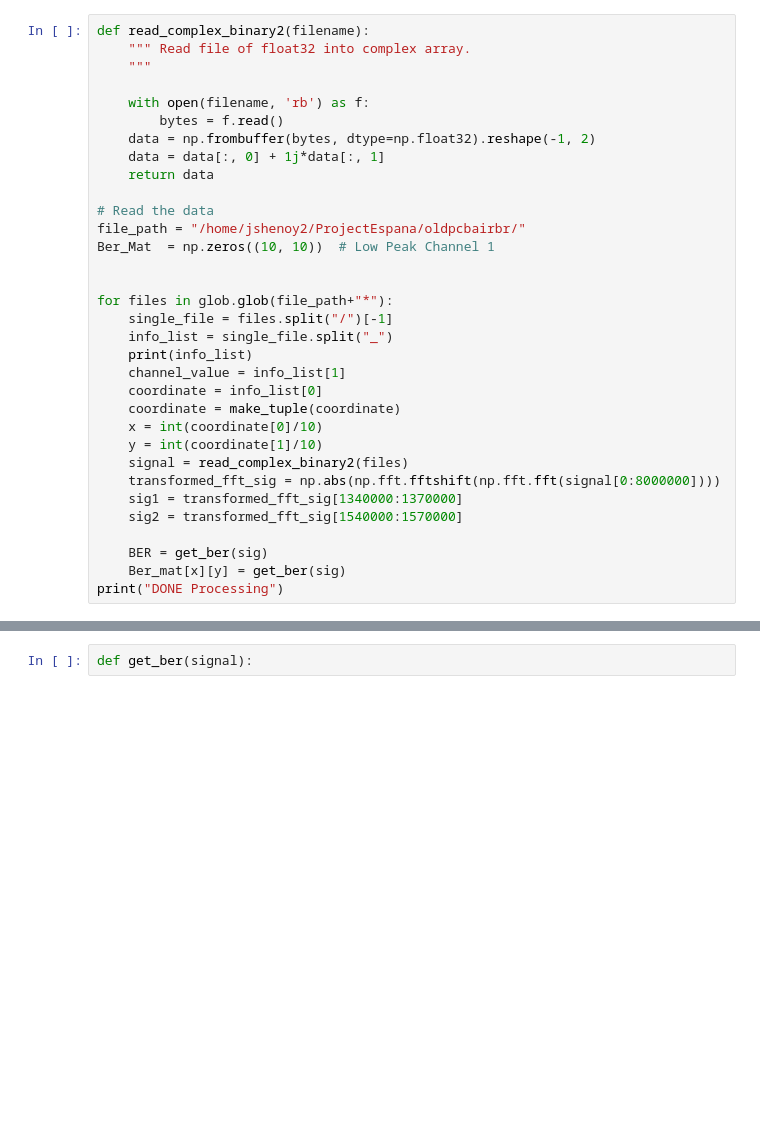
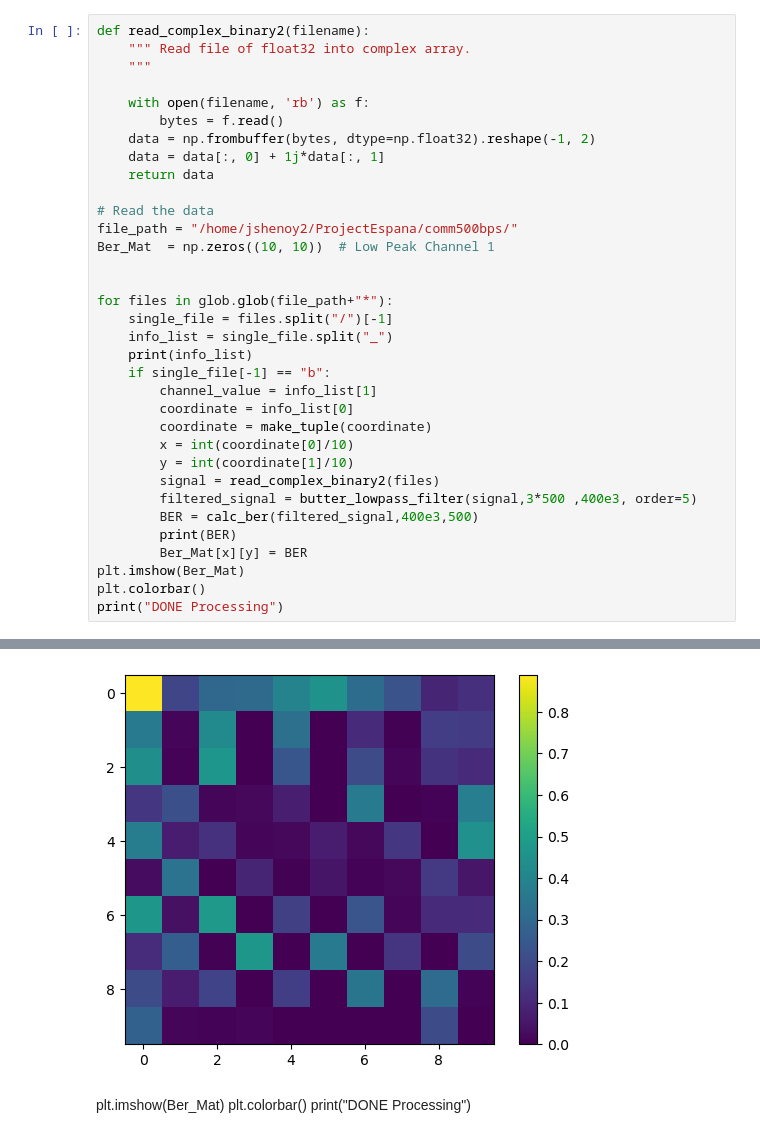
Before and after one commit to ConnectedSystemsLab/NFC, a Jupyter notebook: Communication.ipynb, the cells around one changed output, grey strips where cells are left out. Saved outputs shown, nothing was run; the diff lists cells and outputs as text; blank space fills up the shorter version.

```diff
--- a/Communication.ipynb
+++ b/Communication.ipynb
@@ -45,7 +141,7 @@ def read_complex_binary2(filename):
     return data
 
 # Read the data
-file_path = "/home/jshenoy2/ProjectEspana/oldpcbairbr/"
+file_path = "/home/jshenoy2/ProjectEspana/comm500bps/"
 Ber_Mat  = np.zeros((10, 10))  # Low Peak Channel 1
 
 
@@ -53,16 +149,18 @@ for files in glob.glob(file_path+"*"):
     single_file = files.split("/")[-1]
     info_list = single_file.split("_")
     print(info_list)
-    channel_value = info_list[1]
-    coordinate = info_list[0]
-    coordinate = make_tuple(coordinate)
-    x = int(coordinate[0]/10)
-    y = int(coordinate[1]/10)
-    signal = read_complex_binary2(files)
-    transformed_fft_sig = np.abs(np.fft.fftshift(np.fft.fft(signal[0:8000000])))
-    sig1 = transformed_fft_sig[1340000:1370000]
-    sig2 = transformed_fft_sig[1540000:1570000]
-
-    BER = get_ber(sig)
-    Ber_mat[x][y] = get_ber(sig)
+    if single_file[-1] == "b":
+        channel_value = info_list[1]
+        coordinate = info_list[0]
+        coordinate = make_tuple(coordinate)
+        x = int(coordinate[0]/10)
+        y = int(coordinate[1]/10)
+        signal = read_complex_binary2(files)
+        filtered_signal = butter_lowpass_filter(signal,3*500 ,400e3, order=5)
+        BER = calc_ber(filtered_signal,400e3,500)
+        print(BER)
+        Ber_Mat[x][y] = BER
+plt.imshow(Ber_Mat)
+plt.colorbar()
 print("DONE Processing")
+# %% [output]
@@ -69,2 +184,5 @@ print("DONE Processing")
+[figure, added]
-# %%
-def get_ber(signal):
+# %% [markdown]
+plt.imshow(Ber_Mat)
+plt.colorbar()
+print("DONE Processing")
```
Also changed, not shown: parts of 6 cells of this notebook, 1 other file.
